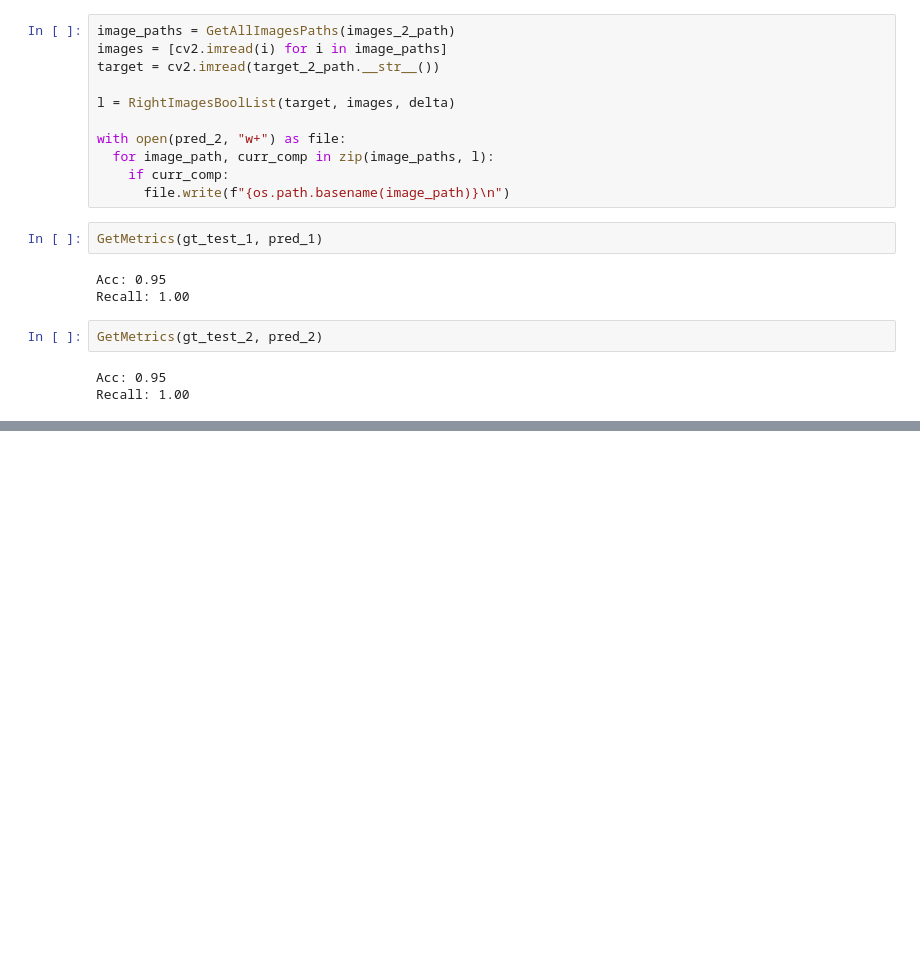
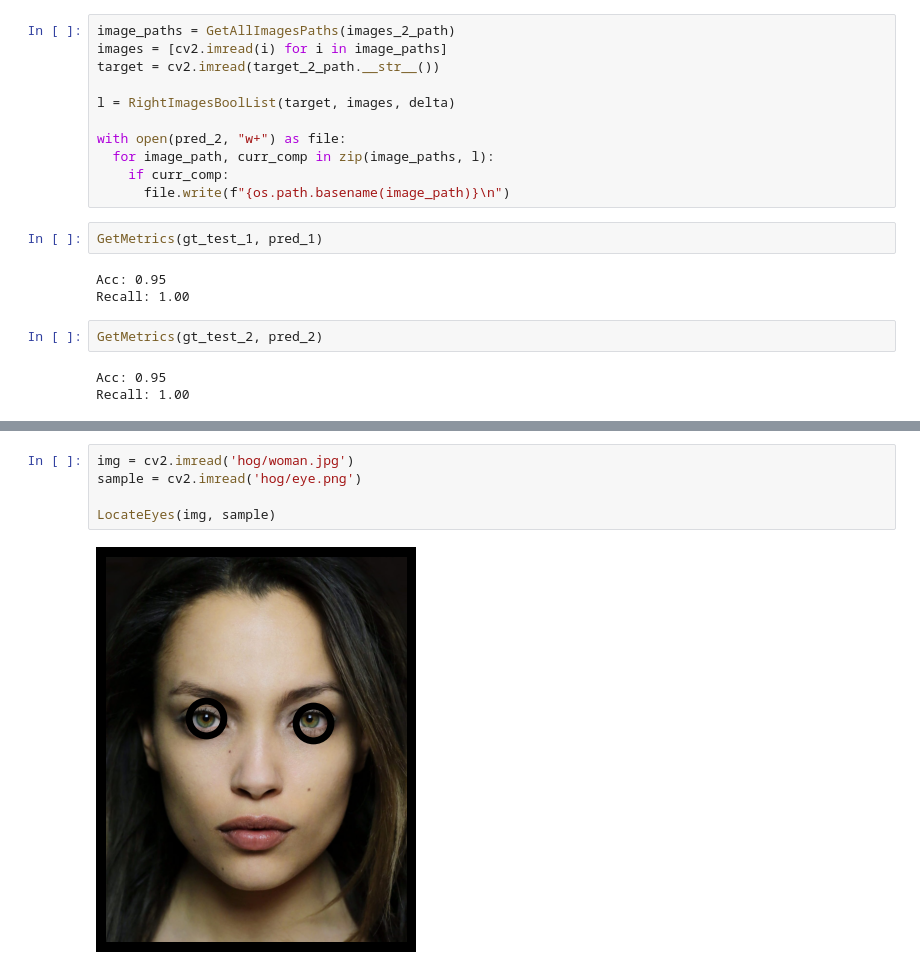
Before and after one commit to UmbrellaLeaf5/computer_vision, a Jupyter notebook: 04_global_feat/homework/homework_4.ipynb, the cells around one changed output, grey strips where cells are left out. Saved outputs shown, nothing was run; the diff lists cells and outputs as text; blank space fills up the shorter version.

```diff
--- a/04_global_feat/homework/homework_4.ipynb
+++ b/04_global_feat/homework/homework_4.ipynb
@@ -130,3 +136,10 @@ Recall: 1.00
       <td> <img src="hog/woman.jpg" alt="Drawing" style="width: 200px;"/> </td>
 
 </tr></table>
+# %%
+img = cv2.imread('hog/woman.jpg')
+sample = cv2.imread('hog/eye.png')
+
+LocateEyes(img, sample)
+# %% [output]
+[figure, added]
```
Also changed, not shown: parts of 1 cell of this notebook, 1 other file.
